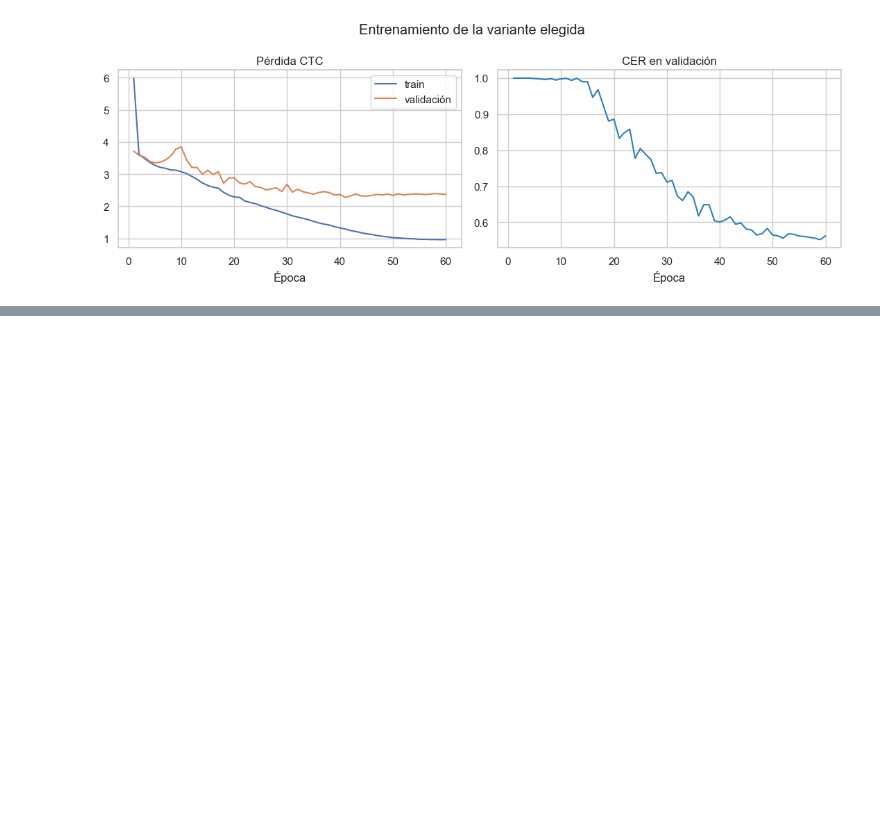
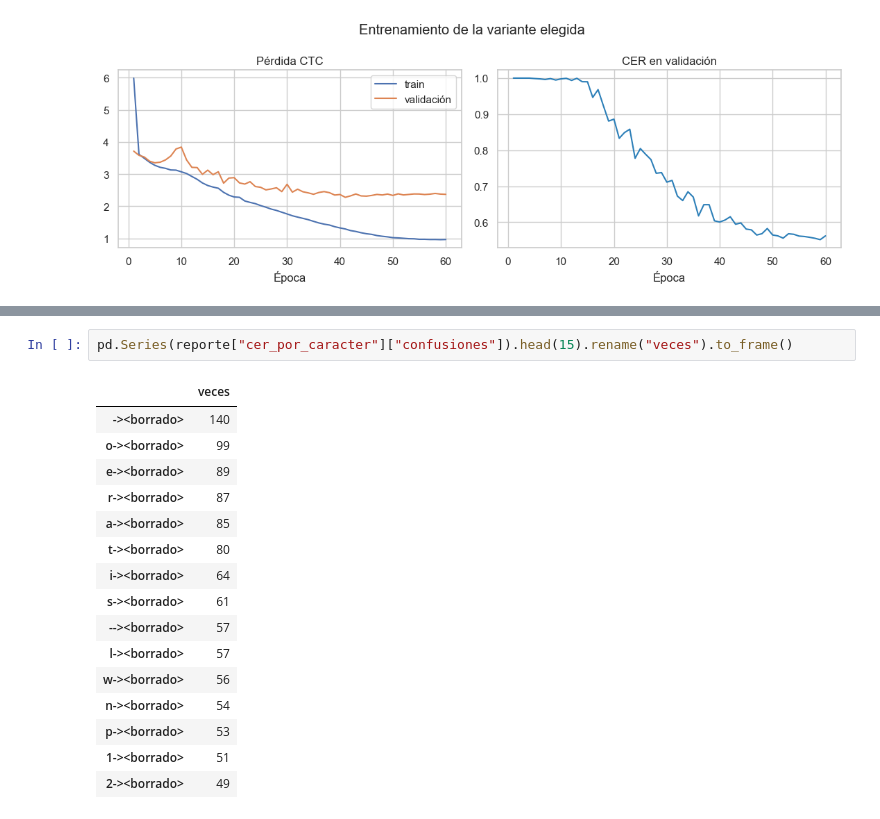
Before and after one commit to DufreyM/CC3084-Proyecto2, a Jupyter notebook: notebooks/07_modelo_cnn_bigru.ipynb, the cells around one changed output, grey strips where cells are left out. Drawn from its saved outputs; the diff is of its cells as text; blank space fills up the shorter version.

```diff
--- a/notebooks/07_modelo_cnn_bigru.ipynb
+++ b/notebooks/07_modelo_cnn_bigru.ipynb
@@ -245,0 +278,19 @@ plt.show()
+# %%
+pd.Series(reporte["cer_por_caracter"]["confusiones"]).head(15).rename("veces").to_frame()
+# %% [output]
+|  | veces |
+| -><borrado> | 140 |
+| o-><borrado> | 99 |
+| e-><borrado> | 89 |
+| r-><borrado> | 87 |
+| a-><borrado> | 85 |
+| t-><borrado> | 80 |
+| i-><borrado> | 64 |
+| s-><borrado> | 61 |
+| --><borrado> | 57 |
+| l-><borrado> | 57 |
+| w-><borrado> | 56 |
+| n-><borrado> | 54 |
+| p-><borrado> | 53 |
+| 1-><borrado> | 51 |
+| 2-><borrado> | 49 |
```
Also changed, not shown: parts of 6 cells of this notebook, 1 other file.
